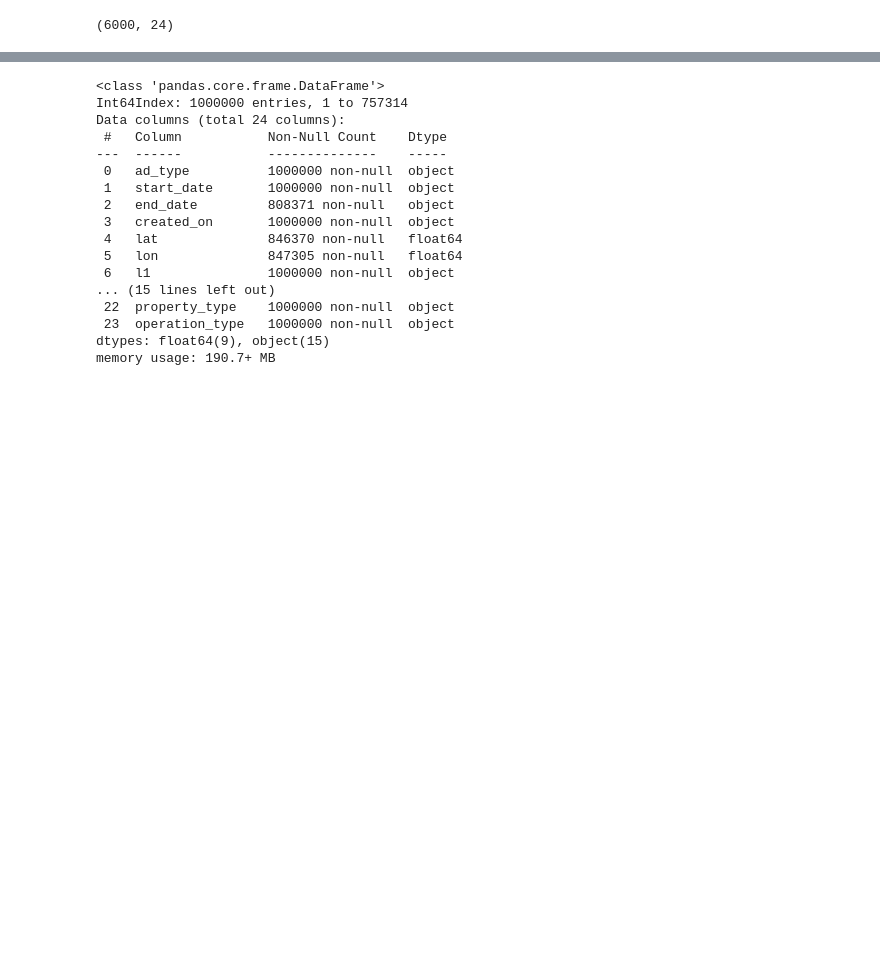
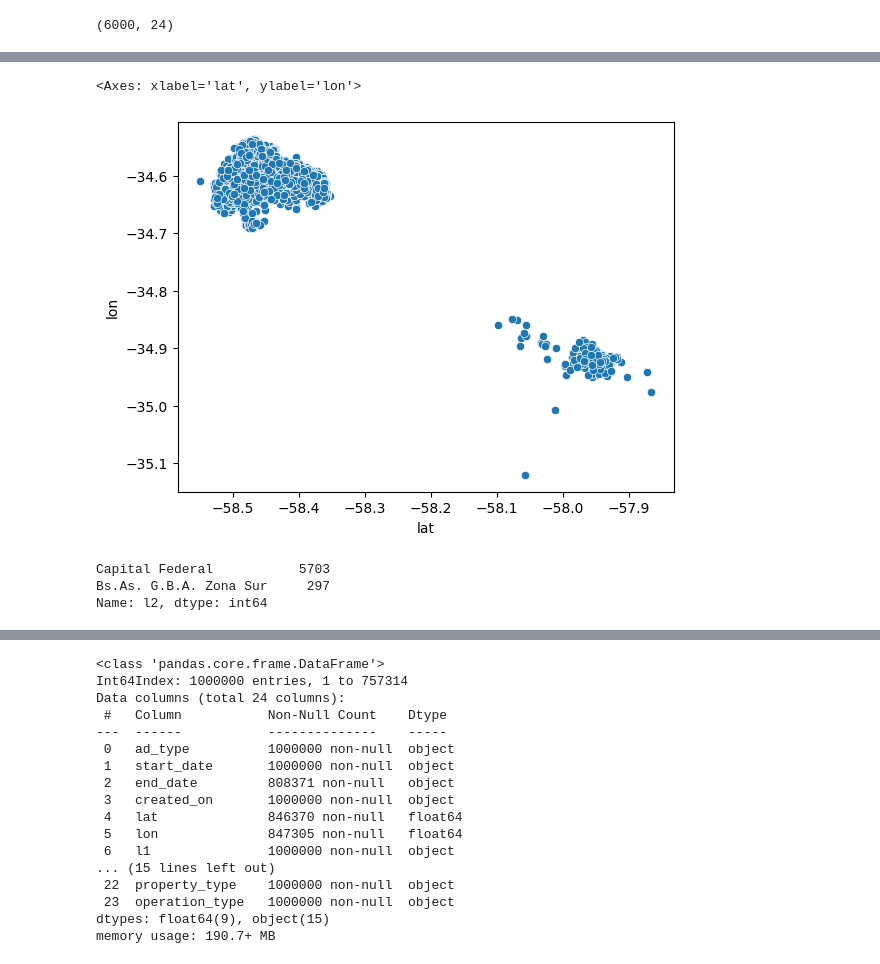
Before and after one commit to josesg998/competencia_properati, a Jupyter notebook: TP_Individual.ipynb, the cells around one changed output, grey strips where cells are left out. Drawn from its saved outputs; the diff is of its cells as text; code cells hidden in the pictures; blank space fills up the shorter version.

```diff
--- a/TP_Individual.ipynb
+++ b/TP_Individual.ipynb
@@ -171,3 +184,14 @@ df_test.shape
+# %%
+sns.scatterplot(data=df_test,x='lat',y='lon')
+# %% [output]
+<Axes: xlabel='lat', ylabel='lon'>
+[figure, added]
+# %%
+df_test.l2.value_counts()
+# %% [output]
+Capital Federal           5703
+Bs.As. G.B.A. Zona Sur     297
+Name: l2, dtype: int64
 # %%
 df_train.describe(include='all').T
 # %% [output]
```
Also changed, not shown: parts of 18 cells of this notebook, 1 other file.
